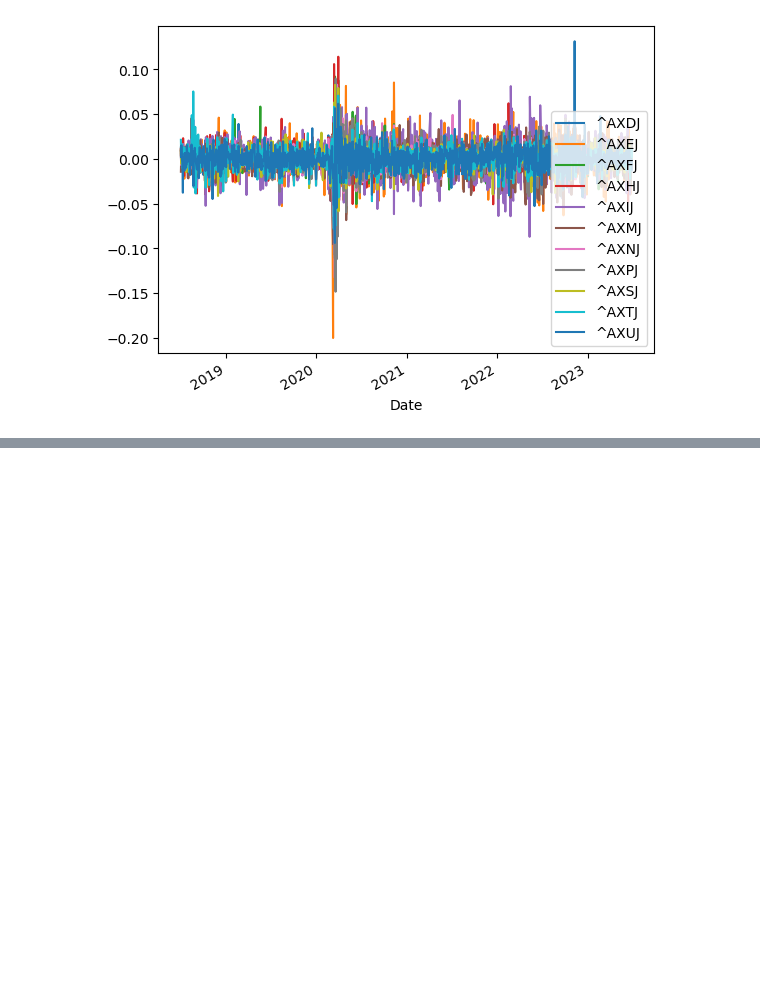
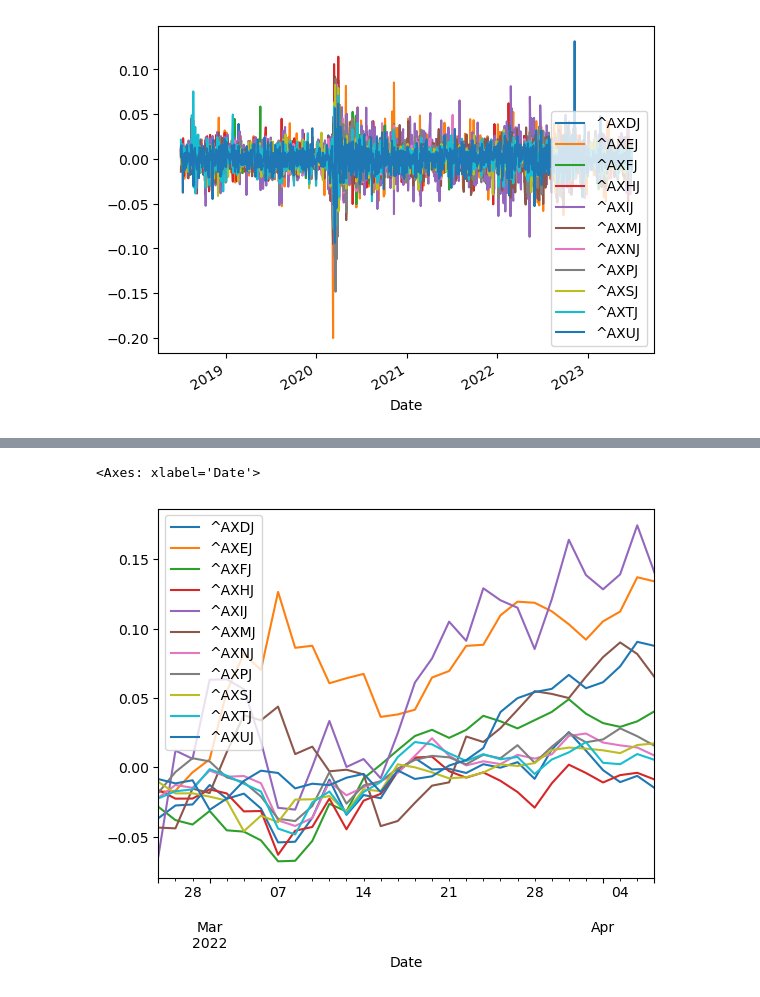
Before and after one commit to DGLewiss/Repo-Practice, a Jupyter notebook: yfinance.ipynb, the cells around one changed output, grey strips where cells are left out. Cells and saved outputs as stored; diff of their text form; code cells hidden in the pictures; blank space fills up the shorter version.

```diff
--- a/yfinance.ipynb
+++ b/yfinance.ipynb
@@ -97,0 +129,5 @@ daily_returns_dropped.plot()
+# %%
+ukraine_drop_1month.plot()
+# %% [output]
+<Axes: xlabel='Date'>
+[figure, added]
```
Also changed, not shown: parts of 5 cells of this notebook.
